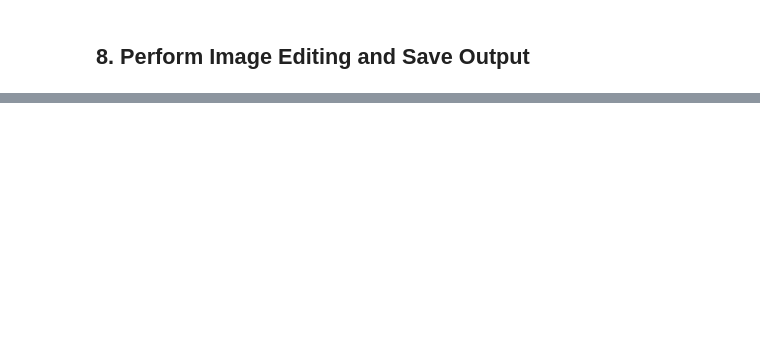
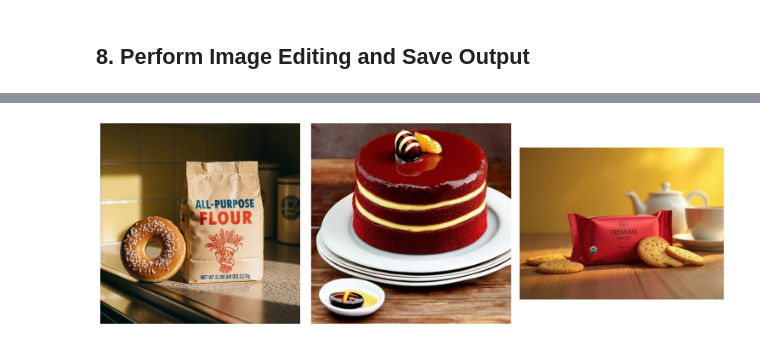
Before and after one commit to suvz47/NIAT_Image_Generation, a Jupyter notebook: local_demo/3_image_editing.ipynb, the cells around one changed output, grey strips where cells are left out. Drawn from its saved outputs; the diff is of its cells as text; code cells hidden in the pictures; blank space fills up the shorter version.

```diff
--- a/local_demo/3_image_editing.ipynb
+++ b/local_demo/3_image_editing.ipynb
@@ -110,0 +149,25 @@ print(f"\nImage edited and saved as: {output_path}")
+# %%
+import matplotlib.pyplot as plt
+import matplotlib.image as mpimg
+from pathlib import Path
+import glob
+
+# Get all images from output folder
+output_dir = "/Users/suvz47/Code/Cursor/2 NIAT Demo/local_demo/output/edited images"
+image_files = glob.glob(f"{output_dir}/*.png") + glob.glob(f"{output_dir}/*.jpg")
+
+# Display images
+fig, axes = plt.subplots(1, len(image_files), figsize=(15, 5))
+if len(image_files) == 1:
+    axes = [axes]
+
+for i, img_path in enumerate(image_files):
+    img = mpimg.imread(img_path)
+    axes[i].imshow(img)
+    # Remove title
+    axes[i].axis('off')
+
+plt.tight_layout()
+plt.show()
+# %% [output]
+[figure, added]
```
Also changed, not shown: parts of 9 cells of this notebook, 12 other files.
